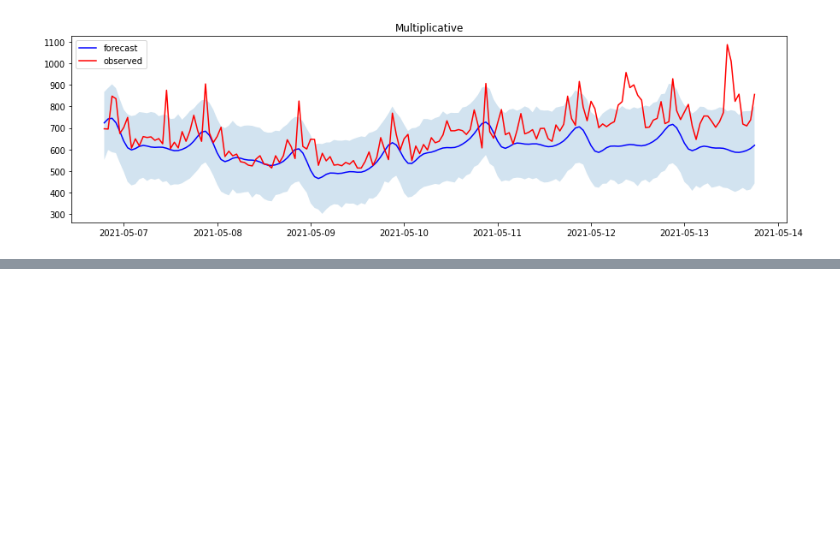
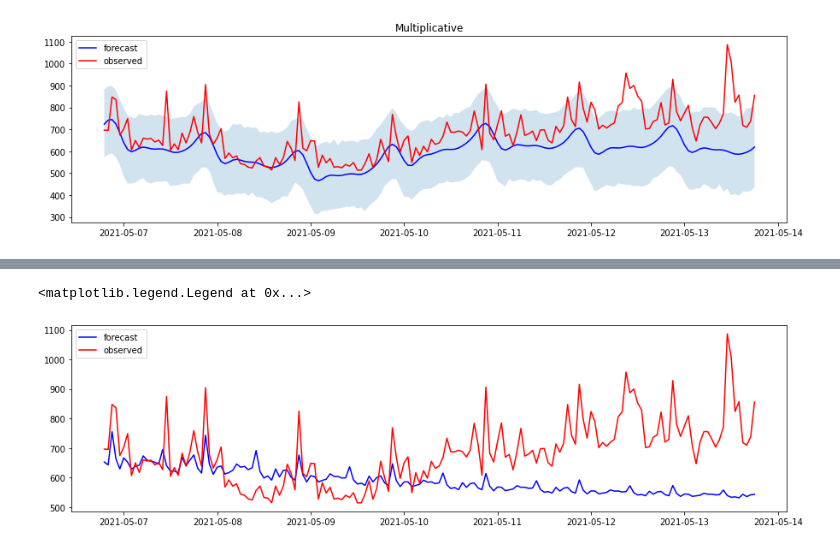
Before and after one commit to rahulaga/ml-for-business, a Jupyter notebook: timeseries/timeseries_request-rate.ipynb, the cells around one changed output, grey strips where cells are left out. Drawn from its saved outputs; the diff is of its cells as text; code cells hidden in the pictures; blank space fills up the shorter version.

Commit message:
adding SARIMA

```diff
--- a/timeseries/timeseries_request-rate.ipynb
+++ b/timeseries/timeseries_request-rate.ipynb
@@ -277,0 +386,6 @@ compare_future(forecast_multi, 'Multiplicative')
+# %%
+#Note this take a very long time to run. Setting seasonal true and m is the seasonal period
+# https://alkaline-ml.com/pmdarima/modules/generated/pmdarima.arima.auto_arima.html
+sarima_model = auto_arima(request_data['y'], seasonal=True, m=24)
+sarima_model.summary()
+# Note p,q,d and P,Q,D values
@@ -277,0 +414,5 @@ compare_future(forecast_multi, 'Multiplicative')
+# %%
+#SArima Prediction
+sarima_predictions = pd.DataFrame(sarima_model.predict(n_periods=7*24), columns=['sarima'])
+sarima_predictions['ds'] = request_data_future['ds'].to_numpy()
+sarima_predictions
@@ -277,0 +433,12 @@ compare_future(forecast_multi, 'Multiplicative')
+# %%
+fig, ax = plt.subplots()
+fig.set_size_inches(15,4)
+line1 = plt.plot(sarima_predictions.ds, sarima_predictions['sarima'], c='blue', label='forecast')
+line2 = plt.plot(request_data_future.ds, request_data_future['Point'], c='red', label='observed')
+
+lines = line1+line2
+labels = [l.get_label() for l in lines]
+ax.legend(lines, labels, loc=0)
+# %% [output]
+<matplotlib.legend.Legend at 0x...>
+[figure, added]
```
Also changed, not shown: parts of 17 cells of this notebook.
